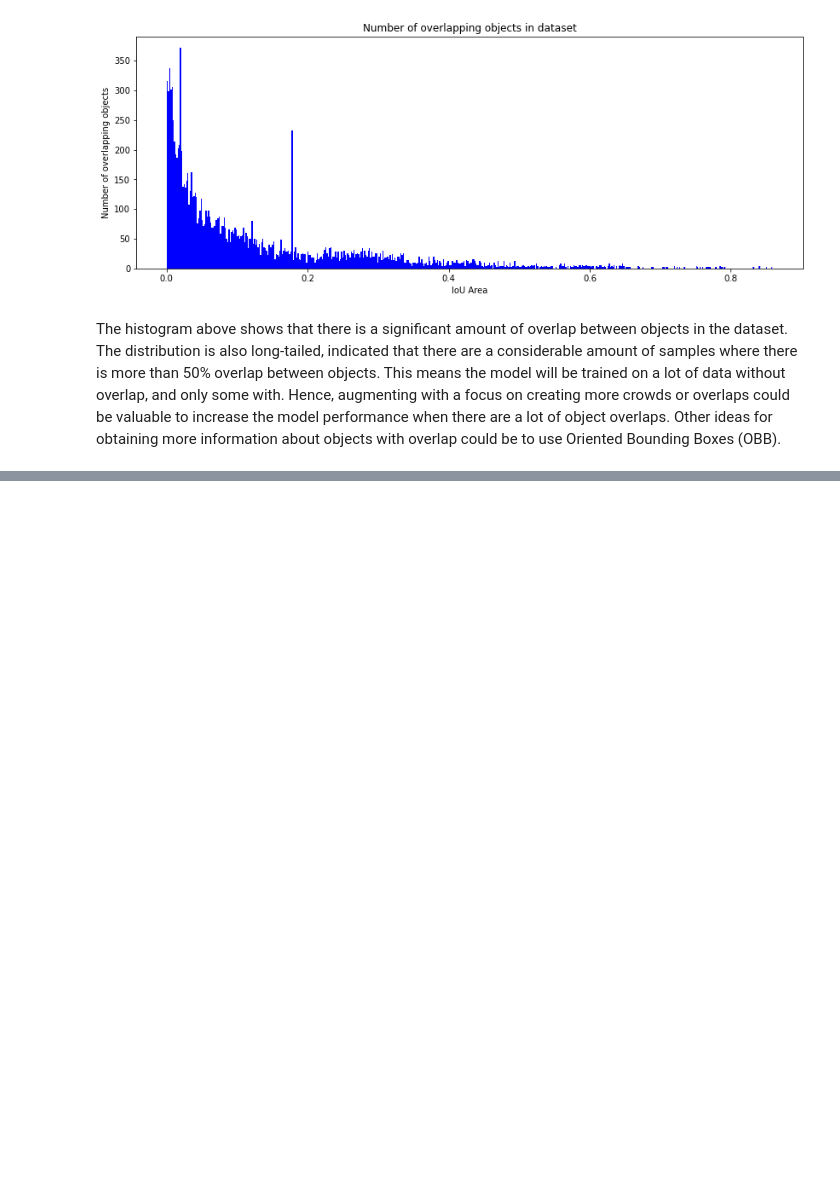
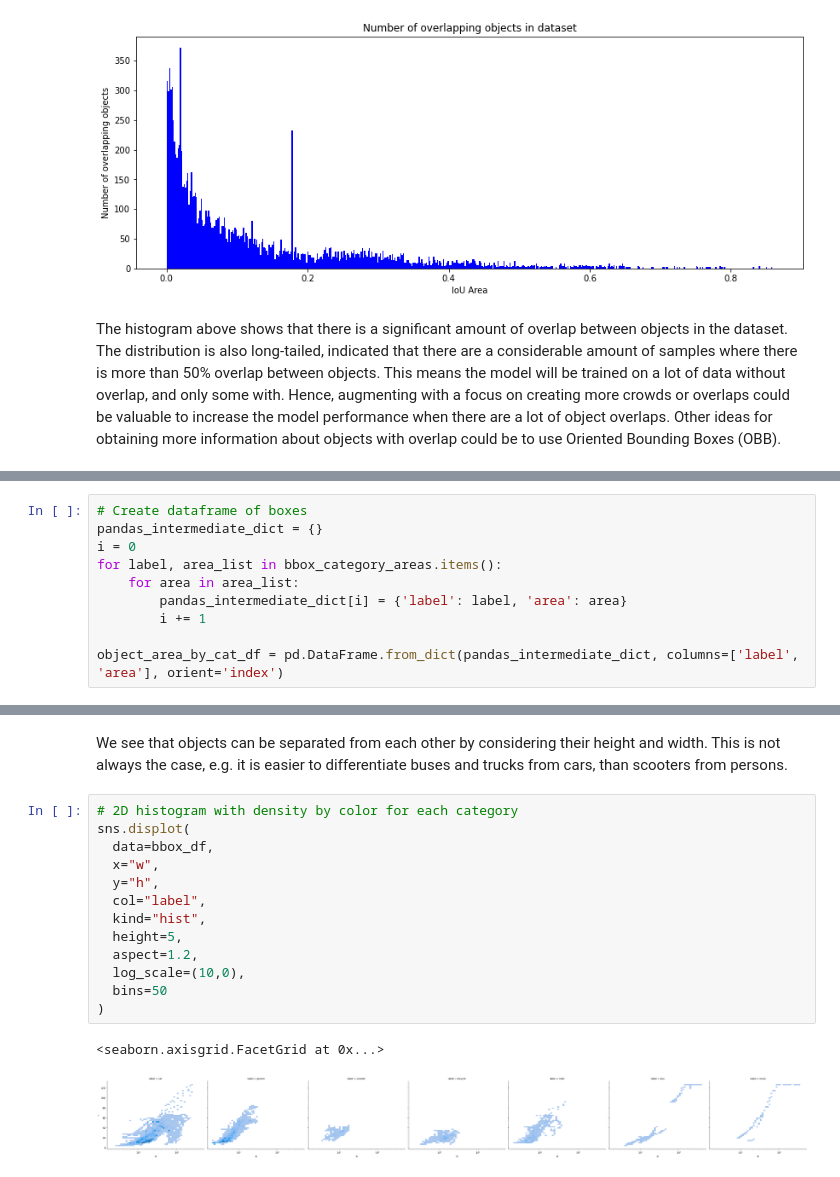
Before and after one commit to mariueng/computer-vision-and-deep-learning, a Jupyter notebook: SSD/notebooks/eda.ipynb, the cells around one changed output, grey strips where cells are left out. Drawn from its saved outputs; the diff is of its cells as text; blank space fills up the shorter version.

```diff
--- a/SSD/notebooks/eda.ipynb
+++ b/SSD/notebooks/eda.ipynb
@@ -436,0 +372,10 @@ fob.compute_hardness(dataset_fo, "predictions")
+# %%
+# Create dataframe of boxes
+pandas_intermediate_dict = {}
+i = 0
+for label, area_list in bbox_category_areas.items():
+    for area in area_list:
+        pandas_intermediate_dict[i] = {'label': label, 'area': area}
+        i += 1
+
+object_area_by_cat_df = pd.DataFrame.from_dict(pandas_intermediate_dict, columns=['label', 'area'], orient='index')
@@ -436,0 +445,18 @@ fob.compute_hardness(dataset_fo, "predictions")
+# %% [markdown]
+We see that objects can be separated from each other by considering their height and width. This is not always the case, e.g. it is easier to differentiate buses and trucks from cars, than scooters from persons.
+# %%
+# 2D histogram with density by color for each category
+sns.displot(
+  data=bbox_df,
+  x="w",
+  y="h",
+  col="label",
+  kind="hist",
+  height=5,
+  aspect=1.2,
+  log_scale=(10,0),
+  bins=50
+)
+# %% [output]
+<seaborn.axisgrid.FacetGrid at 0x...>
+[figure, added]
```
Also changed, not shown: parts of 42 cells of this notebook, 1 other file.
